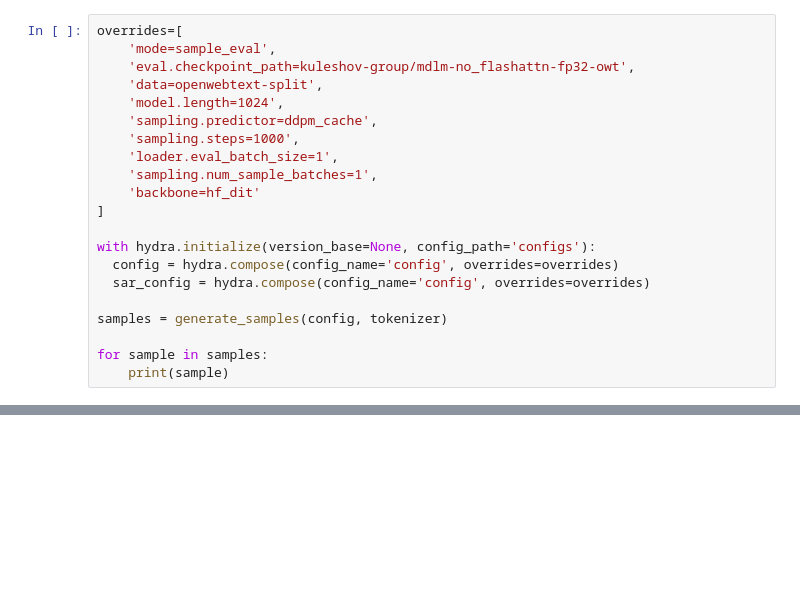
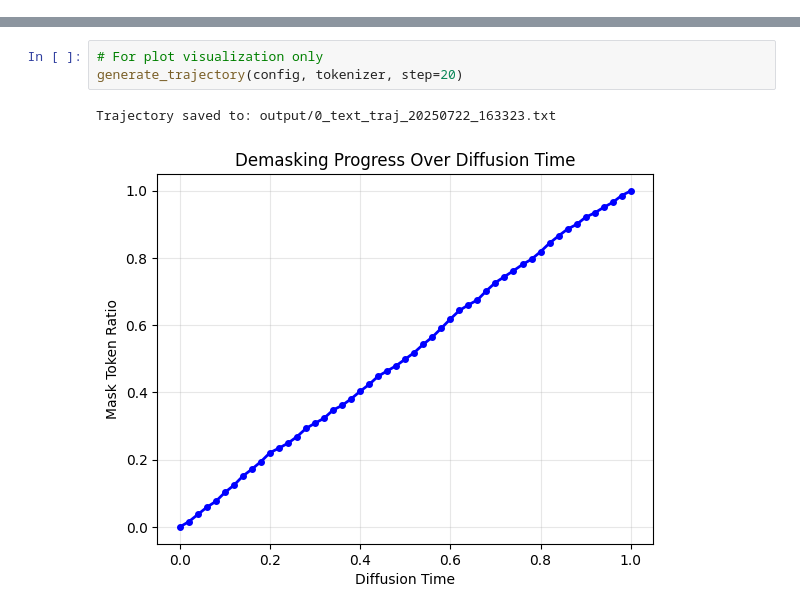
Before and after one commit to fyng/mdlm_antibody, a Jupyter notebook: notebooks/0_mdlm_text.ipynb, the cells around one changed output, grey strips where cells are left out. Saved outputs shown, nothing was run; the diff lists cells and outputs as text; blank space fills up the shorter version.

Commit message:
text diffusion tutorial

```diff
--- a/notebooks/0_mdlm_text.ipynb
+++ b/notebooks/0_mdlm_text.ipynb
@@ -29,23 +118,2 @@ def generate_samples(config, tokenizer):
 
     return text_samples
-# %%
-overrides=[
-    'mode=sample_eval',
-    'eval.checkpoint_path=kuleshov-group/mdlm-no_flashattn-fp32-owt',
-    'data=openwebtext-split',
-    'model.length=1024',
-    'sampling.predictor=ddpm_cache',
-    'sampling.steps=1000',
-    'loader.eval_batch_size=1',
-    'sampling.num_sample_batches=1',
-    'backbone=hf_dit'
-]
-
-with hydra.initialize(version_base=None, config_path='configs'):
-  config = hydra.compose(config_name='config', overrides=overrides)
-  sar_config = hydra.compose(config_name='config', overrides=overrides)
-
-samples = generate_samples(config, tokenizer)
-
-for sample in samples:
-    print(sample)
@@ -69,0 +241,6 @@ UTC Muslims how blue AA was at Me the.� factors overall men goal Boston $ 19 i
+# %%
+# For plot visualization only
+generate_trajectory(config, tokenizer, step=20)
+# %% [output]
+Trajectory saved to: output/0_text_traj_20250722_163323.txt
+[figure, added]
```
Also changed, not shown: parts of 16 cells of this notebook, 18 other files.
